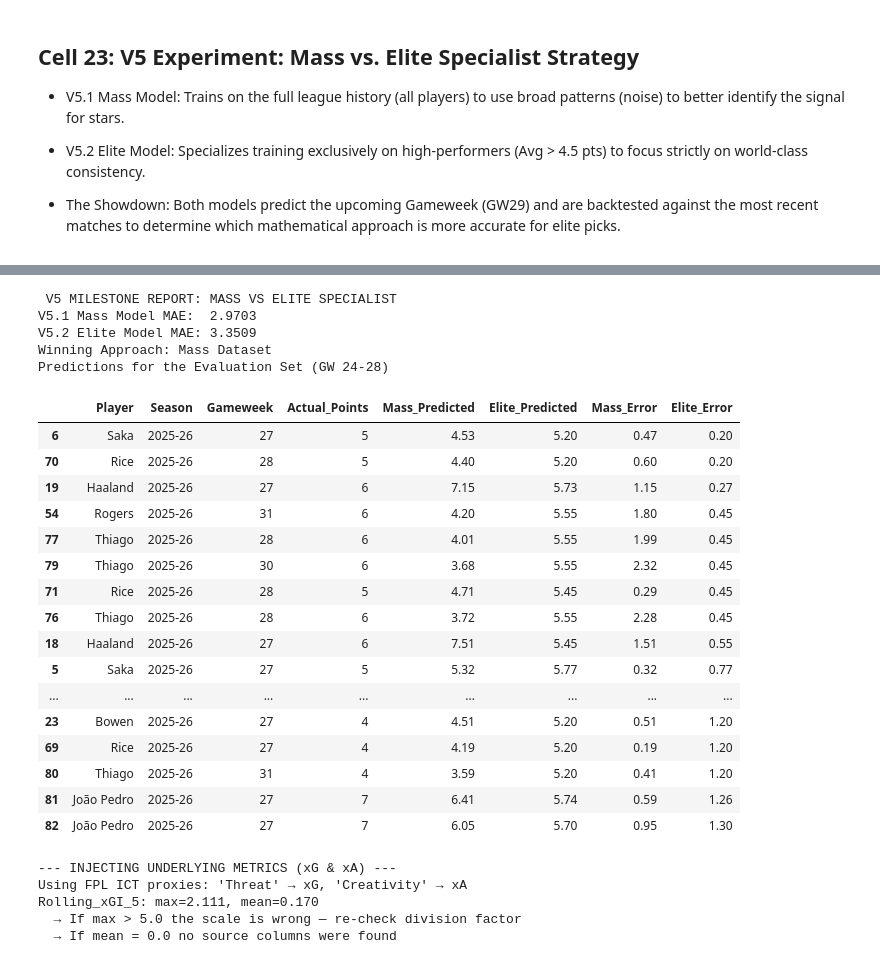
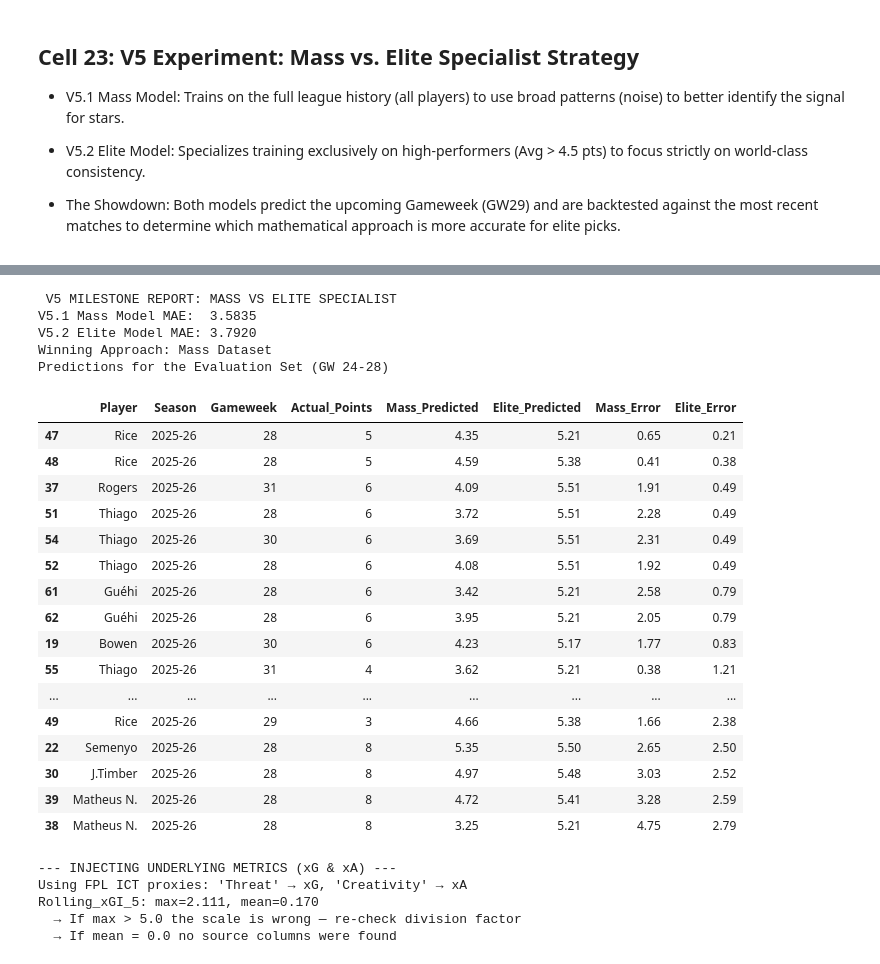
Before and after one commit to sophiedelrey/fpl_pipeline, a Jupyter notebook: models/forecaster_pro.ipynb, the cells around one changed output, grey strips where cells are left out. Drawn from its saved outputs; the diff is of its cells as text; code cells hidden in the pictures.

```diff
--- a/models/forecaster_pro.ipynb
+++ b/models/forecaster_pro.ipynb
@@ -740,12 +925,14 @@ Total Training Windows: 67591
 
 # --- 0. DEFINE THE VALIDATION WINDOW (The "Fair Ground") ---
 VAL_SEASON = "2025-26"
-VAL_START_GW = 27
-VAL_END_GW = 31
+VAL_START_GW = 28
+VAL_END_GW = 32
 
 # 1. LINK TO SOURCE METADATA
 # windowed_df.index now contains actual df_augmented row indices (fixed in Cell 2)
-source_meta = df_augmented.loc[windowed_df.index, ['season', 'Gameweek']]
+#source_meta = df_augmented.loc[windowed_df.index, ['season', 'Gameweek']]
+safe_windowed_index = windowed_df.index.intersection(df_augmented.index)
+source_meta = df_augmented.loc[safe_windowed_index, ['season', 'Gameweek']]
 
 # 2. CREATE THE MASK
 global_val_mask = (
@@ -3521,15 +3466,24 @@ y_val_v5   = y_v5_all[global_val_mask].copy()
 # 2. CREATE ELITE SUBSET FOR V5.2 (training only)
 # X_train_v5.index contains actual df_augmented row indices (fixed in Cell 2)
 # so .loc is correct here — NOT .iloc
-elite_train_mask = df_augmented.loc[X_train_v5.index, 'avg_season_pts'] > 4.5
+#elite_train_mask = df_augmented.loc[X_train_v5.index, 'avg_season_pts'] > 4.5
+safe_v5_train = X_train_v5.index.intersection(df_augmented.index)
+elite_train_mask = df_augmented.loc[safe_v5_train, 'avg_season_pts'] > 4.5
 X_train_v5_elite = X_train_v5[elite_train_mask.values]
 y_train_v5_elite = y_train_v5[elite_train_mask.values]
 
 # ELITE VALIDATION SLICE — for the specialist audit
-elite_val_mask = df_augmented.loc[X_val_v5.index, 'avg_season_pts'] > 4.5
+#elite_val_mask = df_augmented.loc[X_val_v5.index, 'avg_season_pts'] > 4.5
+#X_val_v5_elites = X_val_v5[elite_val_mask.values]
+#y_val_v5_elites = y_val_v5[elite_val_mask.values]
+#meta_v5 = df_augmented.loc[X_val_v5_elites.index, ['Web Name', 'season', 'Gameweek']]
+
+safe_v5_val = X_val_v5.index.intersection(df_augmented.index)
+elite_val_mask = df_augmented.loc[safe_v5_val, 'avg_season_pts'] > 4.5
 X_val_v5_elites = X_val_v5[elite_val_mask.values]
 y_val_v5_elites = y_val_v5[elite_val_mask.values]
-meta_v5 = df_augmented.loc[X_val_v5_elites.index, ['Web Name', 'season', 'Gameweek']]
+safe_elites_idx = X_val_v5_elites.index.intersection(df_augmented.index)
+meta_v5 = df_augmented.loc[safe_elites_idx, ['Web Name', 'season', 'Gameweek']]
 
 print(f"Training windows  — Mass:  {len(X_train_v5):,}")
 print(f"Training windows  — Elite: {len(X_train_v5_elite):,}")
@@ -3717,10 +3671,17 @@ Total Active Players Forecasted: 817
 # %%
 #  [Cell 25: V5 Truth Verification]
 # We evaluate both on ELITE PLAYERS ONLY in the validation window for a fair test
+
+
 elite_val_indices = val_df[val_df.index.isin(df_augmented[elite_mask].index)].index
-X_val_v5 = X_val_raw[X_val_raw.index.isin(elite_val_indices)]
-y_val_v5 = y_val[y_val.index.isin(elite_val_indices)]
-meta_v5 = df_augmented.loc[elite_val_indices, ['Web Name', 'season', 'Gameweek']]
+safe_elite_val    = elite_val_indices.intersection(df_augmented.index)
+X_val_v5 = X_val_raw[X_val_raw.index.isin(safe_elite_val)]
+y_val_v5 = y_val[y_val.index.isin(safe_elite_val)]
+
+
+elite_val_indices = val_df[val_df.index.isin(df_augmented[elite_mask].index)].index
+safe_elite_val = elite_val_indices.intersection(df_augmented.index)
+meta_v5 = df_augmented.loc[safe_elite_val, ['Web Name', 'season', 'Gameweek']]
 
 # 1. GENERATE AUDIT PREDICTIONS
 audit_preds_mass = model_v5_1_mass.predict(X_val_v5)
@@ -3733,51 +3694,51 @@ v5_truth_df = pd.DataFrame({
     'Gameweek': meta_v5['Gameweek'].values,
     'Actual_Points': y_val_v5.values,
     'Mass_Predicted': np.round(audit_preds_mass, 2),
     'Elite_Predicted': np.round(audit_preds_elite, 2),
     'Mass_Error': np.round(abs(audit_preds_mass - y_val_v5.values), 2),
     'Elite_Error': np.round(abs(audit_preds_elite - y_val_v5.values), 2)
 })
 
 # 3. CALCULATE GLOBAL MAE FOR REPORTING
 mae_5_1 = mean_absolute_error(y_val_v5, audit_preds_mass)
 mae_5_2 = mean_absolute_error(y_val_v5, audit_preds_elite)
 
 v5_truth_df.to_csv(V5_DIR / 'fpl_pro_v5_truth_verification.csv', index=False)
 
 
 print(" V5 MILESTONE REPORT: MASS VS ELITE SPECIALIST")
 
 print(f"V5.1 Mass Model MAE:  {mae_5_1:.4f}")
 print(f"V5.2 Elite Model MAE: {mae_5_2:.4f}")
 
 print(f"Winning Approach: {'Elite Specialist' if mae_5_2 < mae_5_1 else 'Mass Dataset'}")
 
 print ("Predictions for the Evaluation Set (GW 24-28)")
 
 display(v5_truth_df.sort_values(by='Elite_Error').head(20))
 # %% [output]
  V5 MILESTONE REPORT: MASS VS ELITE SPECIALIST
-V5.1 Mass Model MAE:  2.9703
-V5.2 Elite Model MAE: 3.3509
+V5.1 Mass Model MAE:  3.5835
+V5.2 Elite Model MAE: 3.7920
 Winning Approach: Mass Dataset
 Predictions for the Evaluation Set (GW 24-28)
 |  | Player | Season | Gameweek | Actual_Points | Mass_Predicted | Elite_Predicted | Mass_Error | Elite_Error |
-| 6 | Saka | 2025-26 | 27 | 5 | 4.53 | 5.20 | 0.47 | 0.20 |
-| 70 | Rice | 2025-26 | 28 | 5 | 4.40 | 5.20 | 0.60 | 0.20 |
-| 19 | Haaland | 2025-26 | 27 | 6 | 7.15 | 5.73 | 1.15 | 0.27 |
-| 54 | Rogers | 2025-26 | 31 | 6 | 4.20 | 5.55 | 1.80 | 0.45 |
-| 77 | Thiago | 2025-26 | 28 | 6 | 4.01 | 5.55 | 1.99 | 0.45 |
-| 79 | Thiago | 2025-26 | 30 | 6 | 3.68 | 5.55 | 2.32 | 0.45 |
-| 71 | Rice | 2025-26 | 28 | 5 | 4.71 | 5.45 | 0.29 | 0.45 |
-| 76 | Thiago | 2025-26 | 28 | 6 | 3.72 | 5.55 | 2.28 | 0.45 |
-| 18 | Haaland | 2025-26 | 27 | 6 | 7.51 | 5.45 | 1.51 | 0.55 |
-| 5 | Saka | 2025-26 | 27 | 5 | 5.32 | 5.77 | 0.32 | 0.77 |
+| 47 | Rice | 2025-26 | 28 | 5 | 4.35 | 5.21 | 0.65 | 0.21 |
+| 48 | Rice | 2025-26 | 28 | 5 | 4.59 | 5.38 | 0.41 | 0.38 |
+| 37 | Rogers | 2025-26 | 31 | 6 | 4.09 | 5.51 | 1.91 | 0.49 |
+| 51 | Thiago | 2025-26 | 28 | 6 | 3.72 | 5.51 | 2.28 | 0.49 |
+| 54 | Thiago | 2025-26 | 30 | 6 | 3.69 | 5.51 | 2.31 | 0.49 |
+| 52 | Thiago | 2025-26 | 28 | 6 | 4.08 | 5.51 | 1.92 | 0.49 |
+| 61 | Guéhi | 2025-26 | 28 | 6 | 3.42 | 5.21 | 2.58 | 0.79 |
+| 62 | Guéhi | 2025-26 | 28 | 6 | 3.95 | 5.21 | 2.05 | 0.79 |
+| 19 | Bowen | 2025-26 | 30 | 6 | 4.23 | 5.17 | 1.77 | 0.83 |
+| 55 | Thiago | 2025-26 | 31 | 4 | 3.62 | 5.21 | 0.38 | 1.21 |
 | ... | ... | ... | ... | ... | ... | ... | ... | ... |
-| 23 | Bowen | 2025-26 | 27 | 4 | 4.51 | 5.20 | 0.51 | 1.20 |
-| 69 | Rice | 2025-26 | 27 | 4 | 4.19 | 5.20 | 0.19 | 1.20 |
-| 80 | Thiago | 2025-26 | 31 | 4 | 3.59 | 5.20 | 0.41 | 1.20 |
-| 81 | João Pedro | 2025-26 | 27 | 7 | 6.41 | 5.74 | 0.59 | 1.26 |
-| 82 | João Pedro | 2025-26 | 27 | 7 | 6.05 | 5.70 | 0.95 | 1.30 |
+| 49 | Rice | 2025-26 | 29 | 3 | 4.66 | 5.38 | 1.66 | 2.38 |
+| 22 | Semenyo | 2025-26 | 28 | 8 | 5.35 | 5.50 | 2.65 | 2.50 |
+| 30 | J.Timber | 2025-26 | 28 | 8 | 4.97 | 5.48 | 3.03 | 2.52 |
+| 39 | Matheus N. | 2025-26 | 28 | 8 | 4.72 | 5.41 | 3.28 | 2.59 |
+| 38 | Matheus N. | 2025-26 | 28 | 8 | 3.25 | 5.21 | 4.75 | 2.79 |
 # %%
 # %% [Cell V7-A: Data Enrichment — Expected Goal Involvement (xGI)]
 import pandas as pd
```
Also changed, not shown: parts of 57 cells of this notebook, 4 other files.
